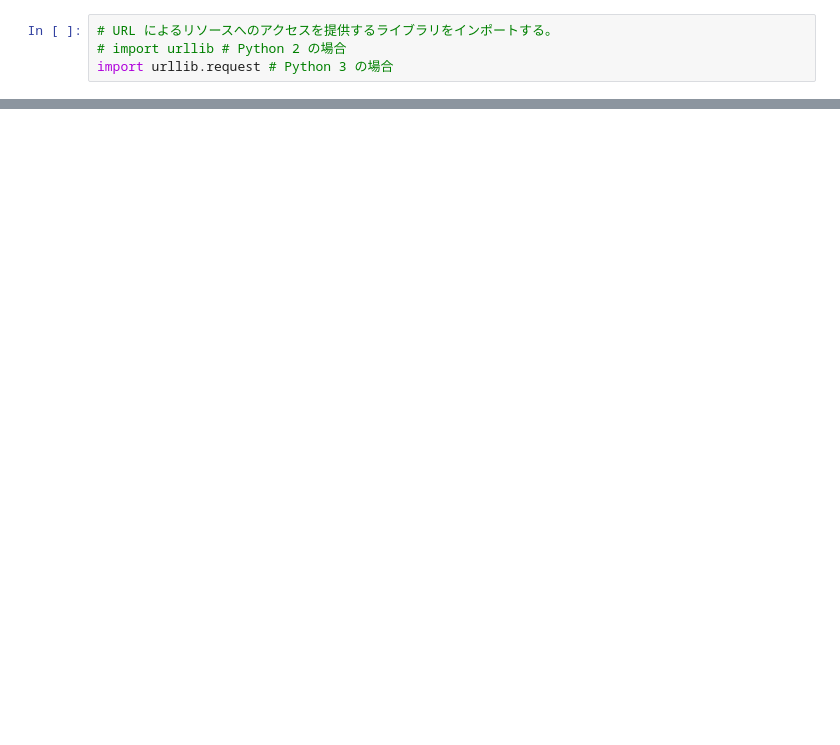
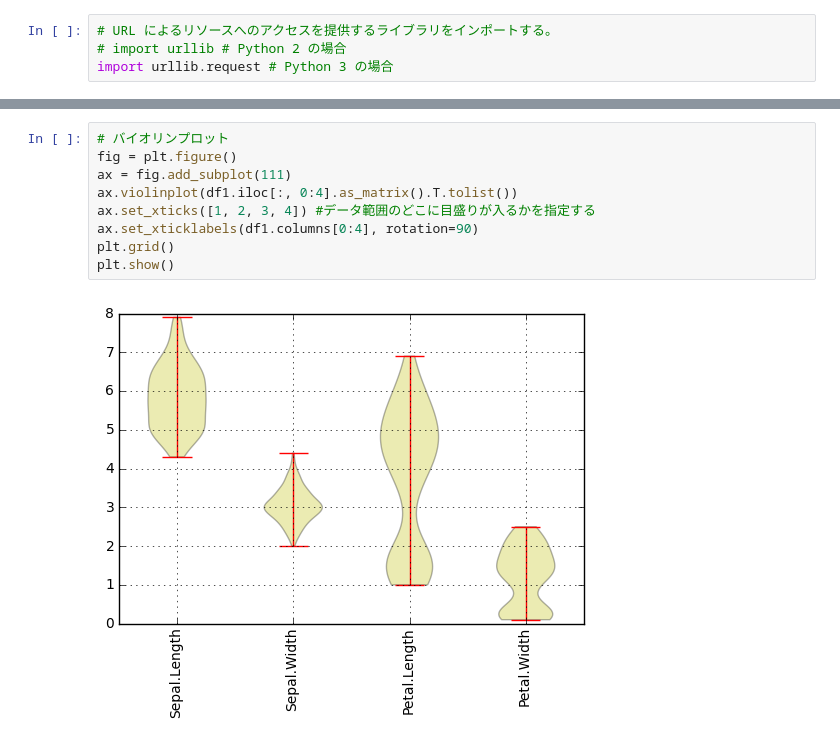
Before and after one commit to maskot1977/ipython_notebook, a Jupyter notebook: ボックスプロット.ipynb, the cells around one changed output, grey strips where cells are left out. Drawn from its saved outputs; the diff is of its cells as text; blank space fills up the shorter version.

```diff
--- a/ボックスプロット.ipynb
+++ b/ボックスプロット.ipynb
@@ -97,0 +85,11 @@ The default value for 'return_type' will change to 'axes' in a future release.
+# %%
+# バイオリンプロット
+fig = plt.figure()
+ax = fig.add_subplot(111)
+ax.violinplot(df1.iloc[:, 0:4].as_matrix().T.tolist())
+ax.set_xticks([1, 2, 3, 4]) #データ範囲のどこに目盛りが入るかを指定する
+ax.set_xticklabels(df1.columns[0:4], rotation=90)
+plt.grid()
+plt.show()
+# %% [output]
+[figure, added]
```
Also changed, not shown: parts of 9 cells of this notebook.
